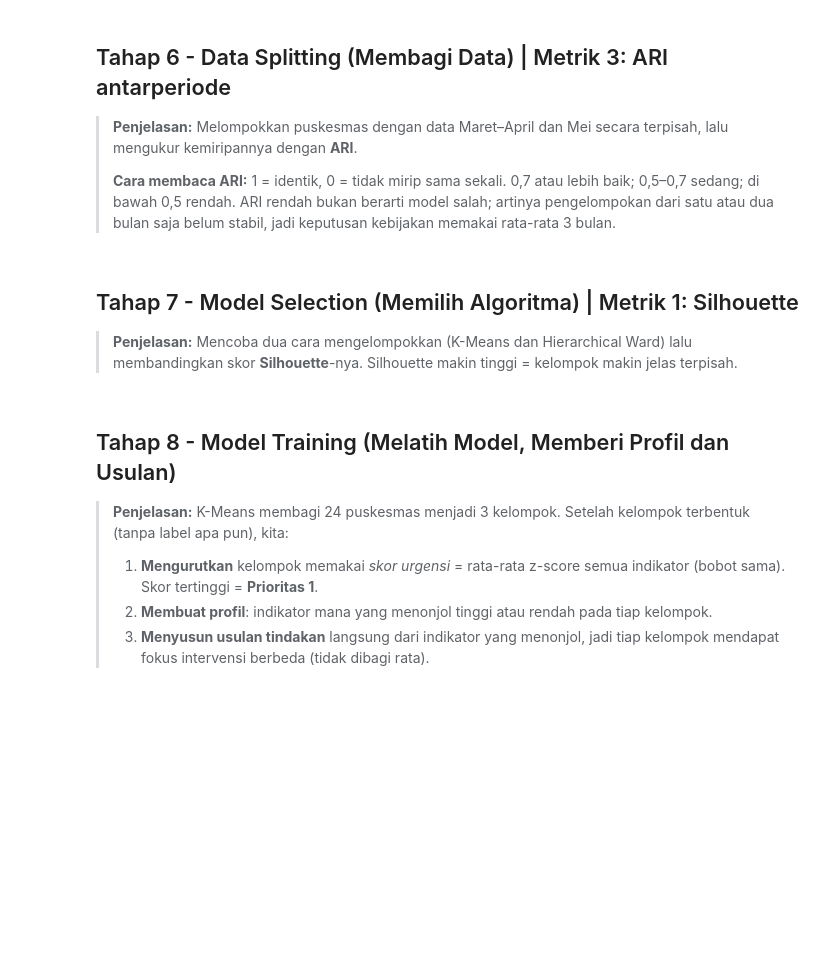
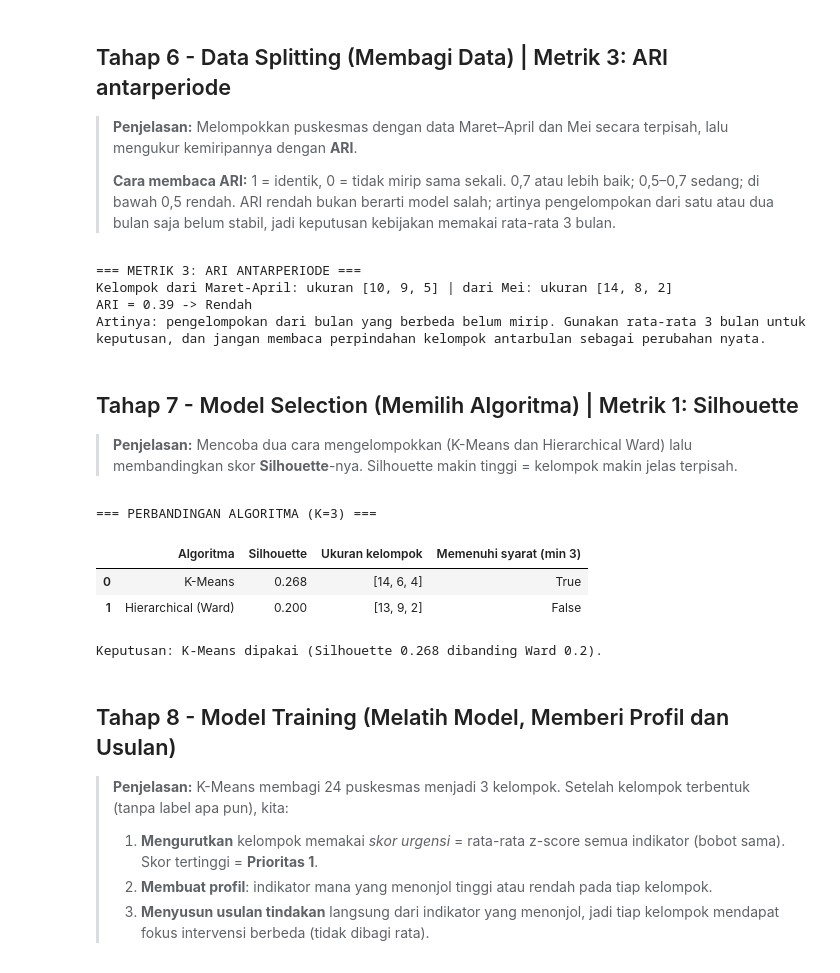
Before and after one commit to aqilahigenea/TB-ML, a Jupyter notebook: Kelompok_8_ML_Stunting.ipynb, the cells around one changed output. Cells and saved outputs as stored; diff of their text form; code cells hidden in the pictures; blank space fills up the shorter version.

```diff
--- a/Kelompok_8_ML_Stunting.ipynb
+++ b/Kelompok_8_ML_Stunting.ipynb
@@ -414,8 +402,8 @@ df_latih = hitung_fitur(df_bersih[df_bersih['Bulan'].isin(BULAN_LATIH)].groupby(
 df_uji = hitung_fitur(df_bersih[df_bersih['Bulan'] == BULAN_UJI].groupby(['Kec', 'Pukesmas']), 1).sort_values('Puskesmas').reset_index(drop=True)
 assert list(df_latih['Puskesmas']) == list(df_uji['Puskesmas']), "Daftar puskesmas data latih dan data uji harus sama"
 
-lab_latih = kmeans_init_ward(StandardScaler().fit_transform(df_latih[fitur_inti]), K).labels_
-lab_uji = kmeans_init_ward(StandardScaler().fit_transform(df_uji[fitur_inti]), K).labels_
+lab_latih = KMeans(K, n_init=N_INIT, random_state=SEED).fit_predict(StandardScaler().fit_transform(df_latih[fitur_klaster]))
+lab_uji = KMeans(K, n_init=N_INIT, random_state=SEED).fit_predict(StandardScaler().fit_transform(df_uji[fitur_klaster]))
 ari_antarperiode = adjusted_rand_score(lab_latih, lab_uji)
 
 def nilai_ari(v):
@@ -428,6 +416,11 @@ if ari_antarperiode < 0.5:
     print("Artinya: pengelompokan dari bulan yang berbeda belum mirip. Gunakan rata-rata 3 bulan untuk keputusan, dan jangan membaca perpindahan kelompok antarbulan sebagai perubahan nyata.")
 else:
     print("Artinya: pola kelompok cukup konsisten antarperiode.")
+# %% [output]
+=== METRIK 3: ARI ANTARPERIODE ===
+Kelompok dari Maret-April: ukuran [10, 9, 5] | dari Mei: ukuran [14, 8, 2]
+ARI = 0.39 -> Rendah
+Artinya: pengelompokan dari bulan yang berbeda belum mirip. Gunakan rata-rata 3 bulan untuk keputusan, dan jangan membaca perpindahan kelompok antarbulan sebagai perubahan nyata.
 # %% [markdown]
 ## Tahap 7 - Model Selection (Memilih Algoritma) | Metrik 1: Silhouette
 
@@ -435,21 +428,28 @@ else:
 # %%
 # ==== METRIK 1: SILHOUETTE UNTUK MEMBANDINGKAN ALGORITMA ====
 lab_km = KMeans(K, n_init=N_INIT, random_state=SEED).fit_predict(X_scaled)
 lab_ward = AgglomerativeClustering(K, linkage='ward').fit_predict(X_scaled)
-lab_kmw = kmeans_init_ward(X_scaled, K).labels_
 
 baris = []
-for nama, lab in [('K-Means (titik awal acak)', lab_km), ('Hierarchical (Ward)', lab_ward), ('K-Means (titik awal Ward)', lab_kmw)]:
+for nama, lab in [('K-Means', lab_km), ('Hierarchical (Ward)', lab_ward)]:
     ukuran = sorted(np.bincount(lab).tolist(), reverse=True)
     baris.append({'Algoritma': nama, 'Silhouette': round(silhouette_score(X_scaled, lab), 3),
                   'Ukuran kelompok': ukuran, 'Memenuhi syarat (min 3)': min(ukuran) >= 3})
 tabel_model = pd.DataFrame(baris)
-print("=== PERBANDINGAN ALGORITMA (K=3, indikator inti) ===")
+print("=== PERBANDINGAN ALGORITMA (K=3) ===")
 display(tabel_model)
 
-pilih = tabel_model.iloc[2]
-print(f"Keputusan: K-Means dengan titik awal dari Ward dipakai (Silhouette {pilih['Silhouette']}). "
-      "Hasilnya sama dengan Ward, tetapi punya pusat kelompok sehingga bisa memprediksi puskesmas/bulan baru.")
+sk, sw = tabel_model.loc[0, 'Silhouette'], tabel_model.loc[1, 'Silhouette']
+if tabel_model.loc[0, 'Memenuhi syarat (min 3)'] and sk >= sw - 0.03:
+    print(f"Keputusan: K-Means dipakai (Silhouette {sk} dibanding Ward {sw}).")
+else:
+    print(f"PERHATIAN: Ward tampak lebih baik atau K-Means melanggar syarat ukuran (K-Means {sk}, Ward {sw}). K-Means tetap dipakai karena pusat kelompoknya dibutuhkan untuk prediksi bulan baru")
+# %% [output]
+=== PERBANDINGAN ALGORITMA (K=3) ===
+|  | Algoritma | Silhouette | Ukuran kelompok | Memenuhi syarat (min 3) |
+| 0 | K-Means | 0.268 | [14, 6, 4] | True |
+| 1 | Hierarchical (Ward) | 0.200 | [13, 9, 2] | False |
+Keputusan: K-Means dipakai (Silhouette 0.268 dibanding Ward 0.2).
 # %% [markdown]
 ## Tahap 8 - Model Training (Melatih Model, Memberi Profil dan Usulan)
 
```
Also changed, not shown: parts of 13 cells of this notebook, 9 other files.
